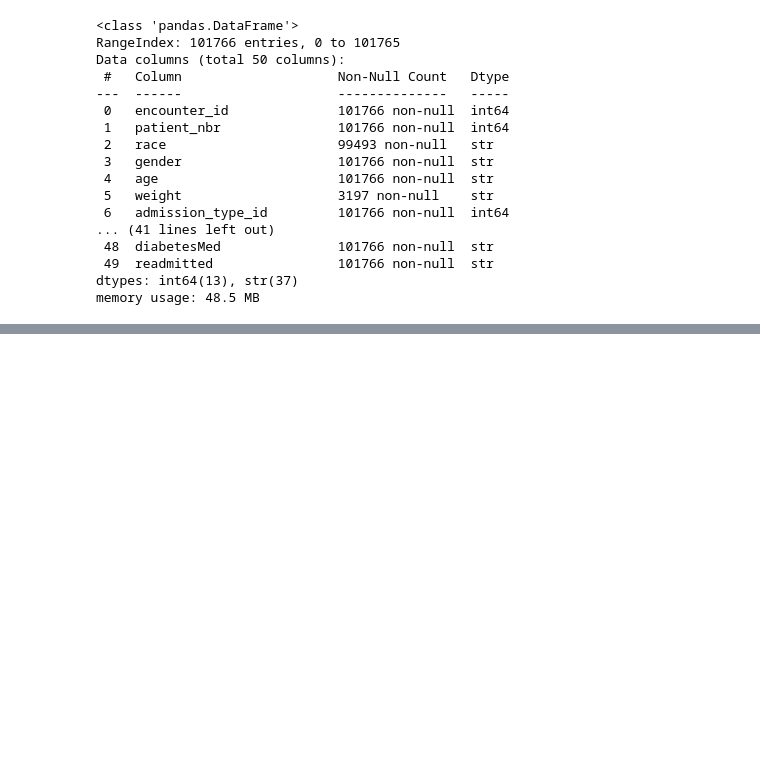
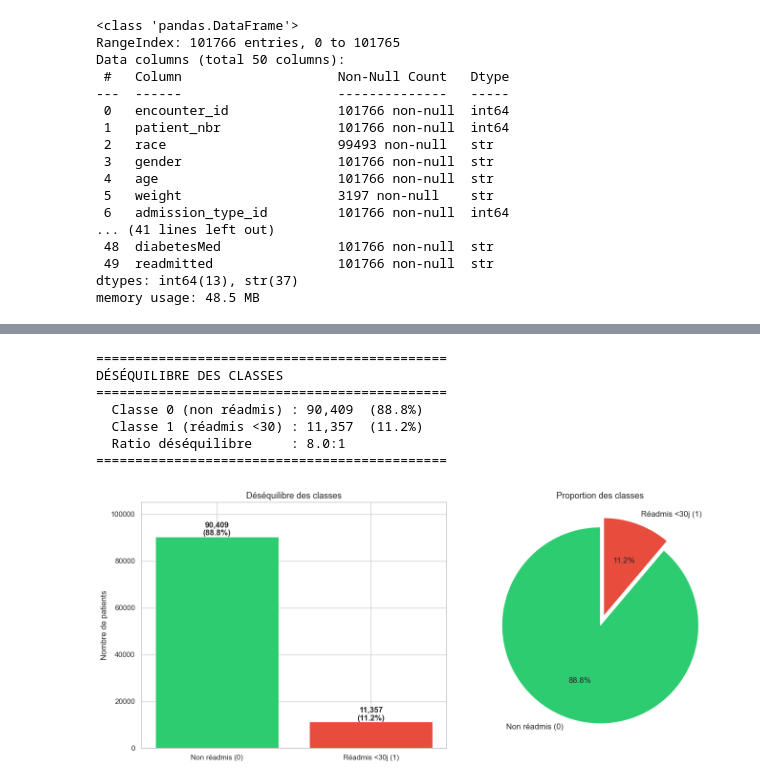
Before and after one commit to malek-ksouri/diabetes-readmission-prediction, a Jupyter notebook: notebooks/01exploration.ipynb, the cells around one changed output, grey strips where cells are left out. Saved outputs shown, nothing was run; the diff lists cells and outputs as text; code cells hidden in the pictures; blank space fills up the shorter version.

```diff
--- a/notebooks/01exploration.ipynb
+++ b/notebooks/01exploration.ipynb
@@ -328,0 +266,63 @@ Liste des variables catégorielles :
+# %%
+# =============================================================
+# CELLULE 7 — CRÉATION DE LA VARIABLE CIBLE BINAIRE
+# =============================================================
+
+# On transforme la variable cible en binaire :
+# 1 = réadmis en moins de 30 jours ("<30")
+# 0 = tout le reste (">30" ou "NO")
+df["readmitted_binary"] = (df["readmitted"] == "<30").astype(int)
+
+# --- Comptage ---
+counts = df["readmitted_binary"].value_counts()
+total  = len(df)
+
+print("=" * 45)
+print("DÉSÉQUILIBRE DES CLASSES")
+print("=" * 45)
+print(f"  Classe 0 (non réadmis) : {counts[0]:>6,}  ({counts[0]/total*100:.1f}%)")
+print(f"  Classe 1 (réadmis <30) : {counts[1]:>6,}  ({counts[1]/total*100:.1f}%)")
+print(f"  Ratio déséquilibre     : {counts[0]/counts[1]:.1f}:1")
+print("=" * 45)
+
+# --- Visualisation ---
+fig, axes = plt.subplots(1, 2, figsize=(14, 6))
+
+# Graphique 1 — Barres
+axes[0].bar(["Non réadmis (0)", "Réadmis <30j (1)"],
+            [counts[0], counts[1]],
+            color=["#2ECC71", "#E74C3C"],
+            edgecolor="white")
+
+for i, (count, ax) in enumerate(zip([counts[0], counts[1]],
+                                     ["#2ECC71", "#E74C3C"])):
+    axes[0].text(i, count + 500,
+                 f"{count:,}\n({count/total*100:.1f}%)",
+                 ha="center", fontsize=12, fontweight="bold")
+
+axes[0].set_title("Déséquilibre des classes", fontsize=13)
+axes[0].set_ylabel("Nombre de patients")
+axes[0].set_ylim(0, 105000)
+
+# Graphique 2 — Camembert
+axes[1].pie([counts[0], counts[1]],
+            labels=["Non réadmis (0)", "Réadmis <30j (1)"],
+            colors=["#2ECC71", "#E74C3C"],
+            autopct="%1.1f%%",
+            explode=(0, 0.1),
+            startangle=90,
+            textprops={"fontsize": 12})
+
+axes[1].set_title("Proportion des classes", fontsize=13)
+
+plt.tight_layout()
+plt.show()
+# %% [output]
+=============================================
+DÉSÉQUILIBRE DES CLASSES
+=============================================
+  Classe 0 (non réadmis) : 90,409  (88.8%)
+  Classe 1 (réadmis <30) : 11,357  (11.2%)
+  Ratio déséquilibre     : 8.0:1
+=============================================
+[figure, added]
```
Also changed, not shown: parts of 27 cells of this notebook.
